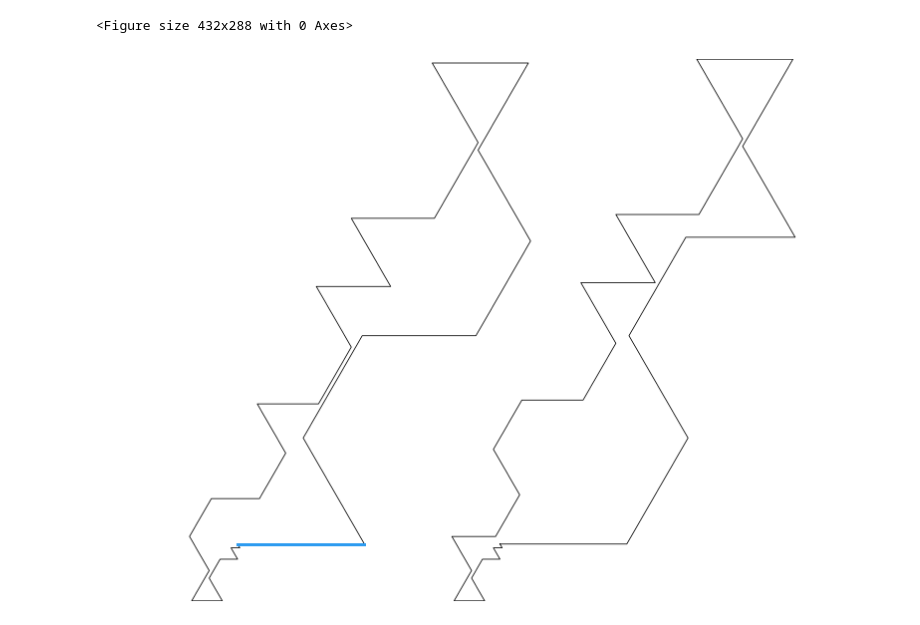
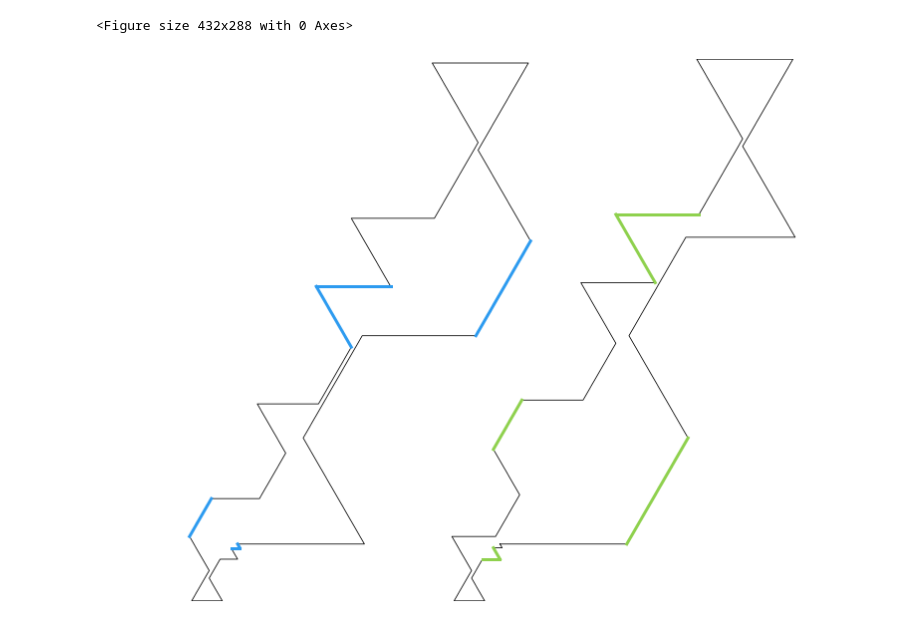
Before and after one commit to kapsitis/polimondi, a Jupyter notebook: polyforms/docs/inductive-step6.ipynb, the cells around one changed output. Saved outputs shown, nothing was run; the diff lists cells and outputs as text; code cells hidden in the pictures.

```diff
--- a/polyforms/docs/inductive-step6.ipynb
+++ b/polyforms/docs/inductive-step6.ipynb
@@ -46,15 +85,19 @@ ACBACBDFEDFEDFEDFEACBAC
 # %%
 seq1 = 'ACBABCBDFEDFDFEDFEDEFEACBACAC'
 seq2 = 'ABCBACBDFEDFDFEDEFEDFEACBACAC'
 
 scene2 = DrawScene(-10, -30, 260, 240, '#999999', 'solid', 0.25)
 
-scene2.draw_seq('seq1', seq1, 'k', [0.0,0.0])
-scene2.draw_seq('seq2', seq2, 'k', [60.0,0.0])
+poly1 = Polyiamond(list(zip(range(len(seq1),0,-1), seq1)))
+poly2 = Polyiamond(list(zip(range(len(seq2),0,-1), seq2)))
 
-scene2.highlight('seq1', [4, 12, 13, 19, 27, 28], '#2D9BF0')
+scene2.draw_polyiamond('poly1', poly1, 'k', [0.0,0.0])
+scene2.draw_polyiamond('poly2', poly2, 'k', [60.0,0.0])
+
+scene2.highlight('poly1', [4, 12, 13, 19, 27, 28], '#2D9BF0')
+scene2.highlight('poly2', [1, 10, 11, 16, 25, 26], '#8FD14E')
 
 scene2.set_size_in(14,10)
 # %% [output]
 <Figure size 432x288 with 0 Axes>
-[figure, old version]
+[figure, new version]
```
Also changed, not shown: parts of 4 cells of this notebook, 10 other files.
